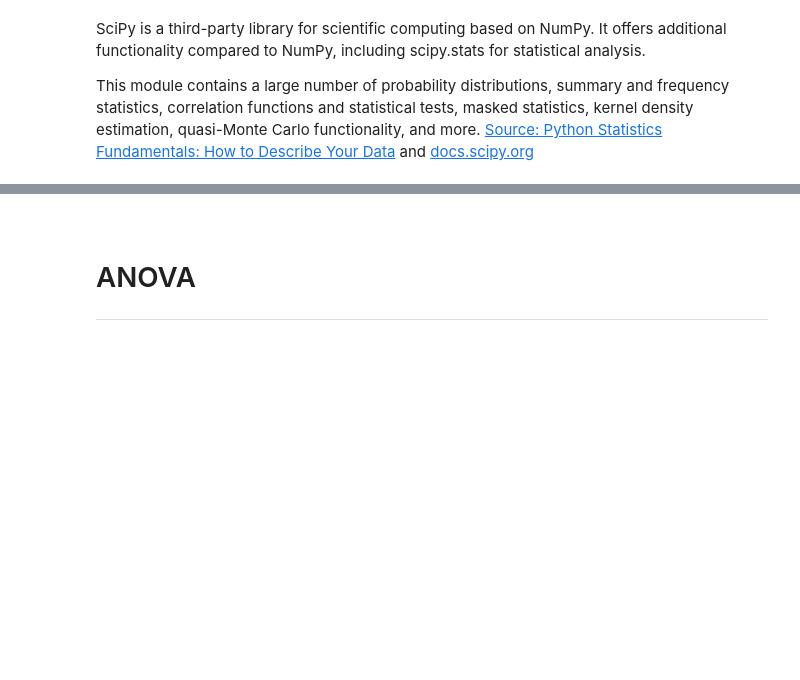
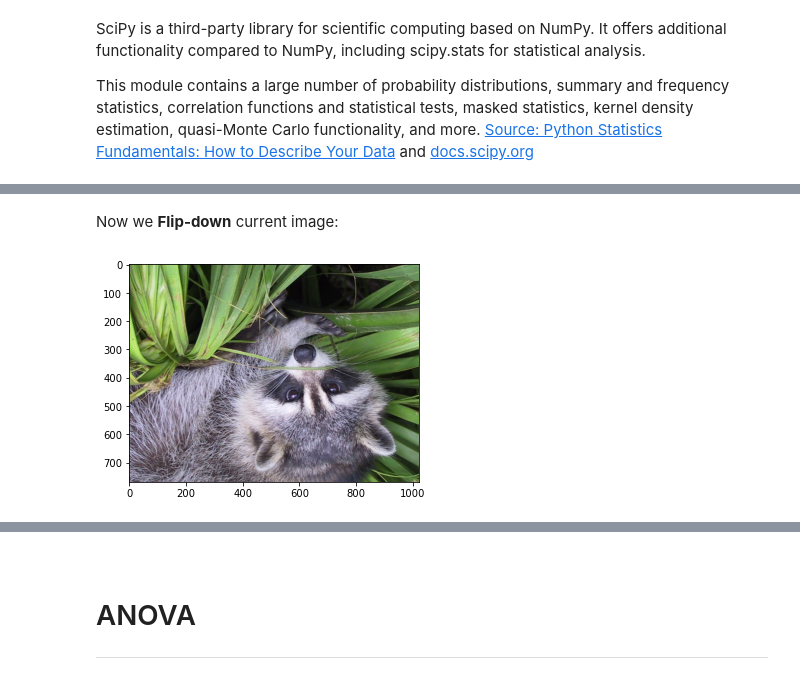
Before and after one commit to thenriq/machine_Learning_Assessment, a Jupyter notebook: scipy-stats.ipynb, the cells around one changed output, grey strips where cells are left out. Cells and saved outputs as stored; diff of their text form; code cells hidden in the pictures; blank space fills up the shorter version.

```diff
--- a/scipy-stats.ipynb
+++ b/scipy-stats.ipynb
@@ -7,0 +65,9 @@ This module contains a large number of probability distributions, summary and fr
+# %% [markdown]
+Now we **Flip-down** current image:
+# %%
+#Flip Down using scipy misc.face image
+flip_down = np.flipud(misc.face())
+plt.imshow(flip_down)
+plt.show()
+# %% [output]
+[figure, added]
```
Also changed, not shown: parts of 12 cells of this notebook.
